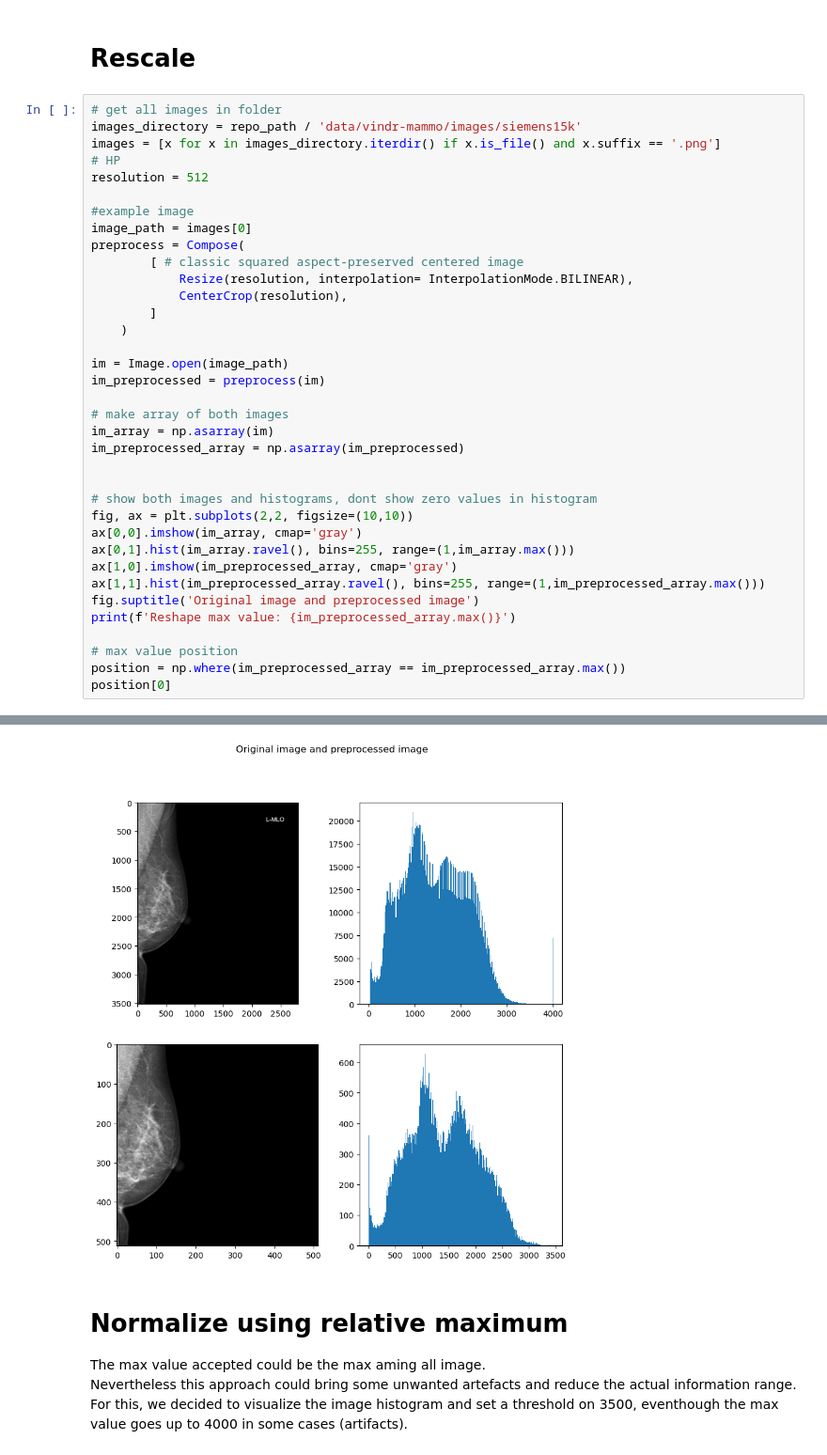
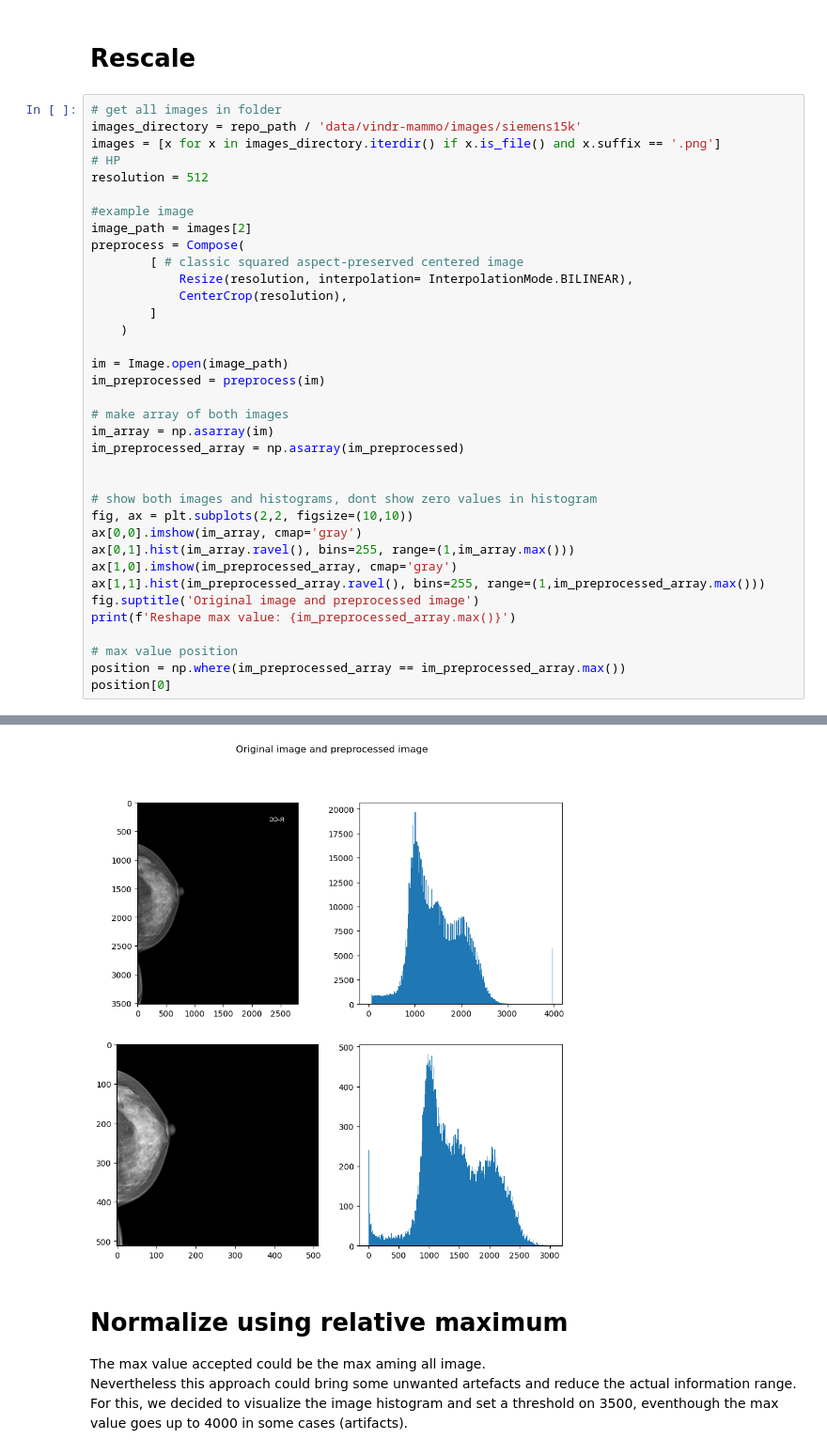
Before and after one commit to Likalto4/diffusion-models_master, a Jupyter notebook: dataset_analysis/vindr-mammo/play.ipynb, the cells around one changed output, grey strips where cells are left out. Shown at 94% size. Saved outputs shown, nothing was run; the diff lists cells and outputs as text.

```diff
--- a/dataset_analysis/vindr-mammo/play.ipynb
+++ b/dataset_analysis/vindr-mammo/play.ipynb
@@ -103,7 +103,7 @@ images = [x for x in images_directory.iterdir() if x.is_file() and x.suffix == '
 resolution = 512
 
 #example image
-image_path = images[0]
+image_path = images[2]
 preprocess = Compose(
         [ # classic squared aspect-preserved centered image
             Resize(resolution, interpolation= InterpolationMode.BILINEAR),
@@ -137,4 +137,4 @@ array([347])
-[figure, old version]
+[figure, new version]
 # %% [markdown]
 # Normalize using relative maximum
 
```
Also changed, not shown: parts of 2 cells of this notebook, 3 other files.
